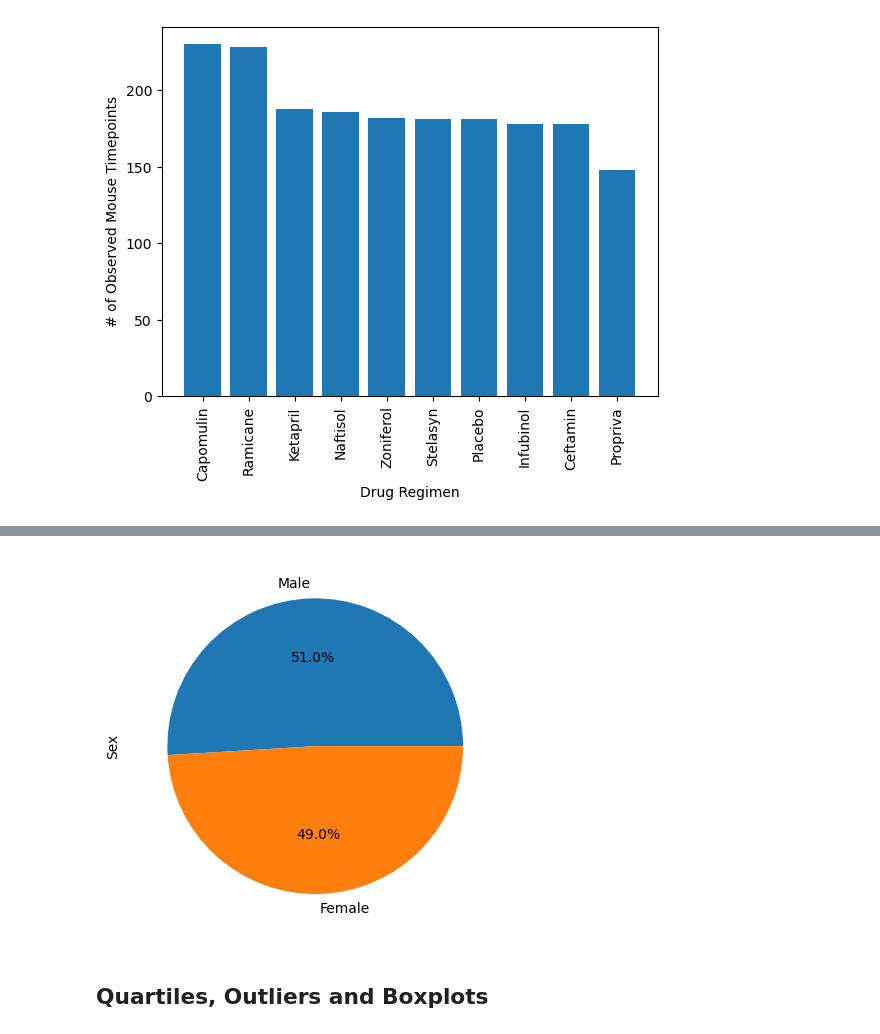
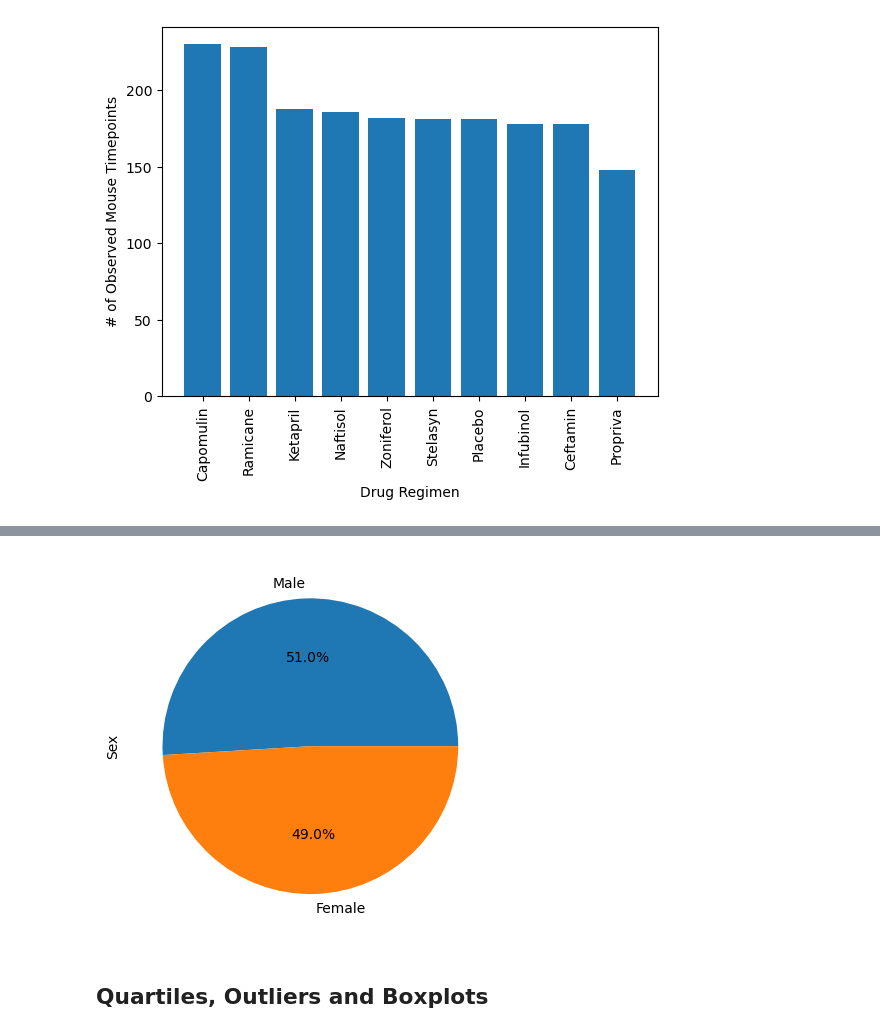
Before and after one commit to chonyeagoro/challenge5-pymaceuticals, a Jupyter notebook: Pymaceuticals/pymaceuticals_starter-Copy1.ipynb, the cells around one changed output, grey strips where cells are left out. Drawn from its saved outputs; the diff is of its cells as text; code cells hidden in the pictures.

```diff
--- a/Pymaceuticals/pymaceuticals_starter-Copy1.ipynb
+++ b/Pymaceuticals/pymaceuticals_starter-Copy1.ipynb
@@ -65,7 +69,7 @@ dupli_mice_df
 | 1592 | g989 | 35 | 62.570880 | 2 | Propriva | Female | 21 | ... |
 # %%
 # Create a clean DataFrame by dropping the duplicate mouse by its ID.
-clean_data = combined_data.drop_duplicates(subset=['Mouse ID'])
+clean_data = combined_data[combined_data['Mouse ID'].isin(dupli_mice_ID)==False]
 clean_data.head()
 # %% [output]
 |  | Mouse ID | Timepoint | Tumor Volume (mm3) | Metastatic Sites | Drug Regimen | Sex | Age_months | ... |
@@ -147,4 +169,9 @@ aggregation = clean_data.groupby(["Drug Regimen"]).aggregate(["sum"])
 [figure]
 # %%
 # Generate a pie plot showing the distribution of female versus male mice using Pandas
+gender_data = clean_data['Sex'].value_counts()
+
+gender_data.plot.pie(autopct="%1.1f%%")
+plt.ylabel("Sex")
+plt.show()
 # %% [output]
@@ -152,7 +179,11 @@ aggregation = clean_data.groupby(["Drug Regimen"]).aggregate(["sum"])
 # %%
 # Generate a pie plot showing the distribution of female versus male mice using pyplot
+
+plt.pie(gender_data, labels=('Male', 'Female'), autopct="%1.1f%%")
+plt.ylabel("Sex")
+plt.show()
 # %% [output]
-[figure, old version]
+[figure, new version]
 # %% [markdown]
 ## Quartiles, Outliers and Boxplots
 # %%
```
Also changed, not shown: parts of 16 cells of this notebook.
